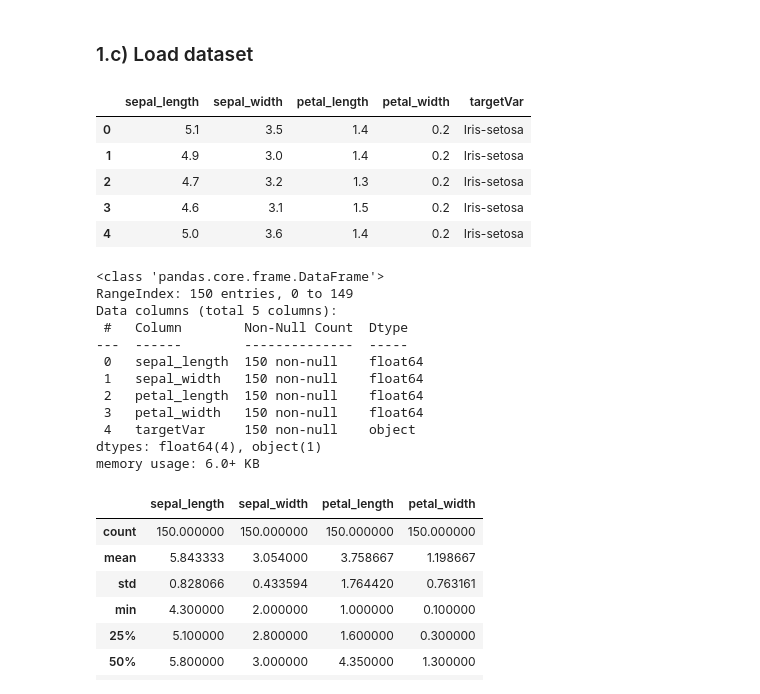
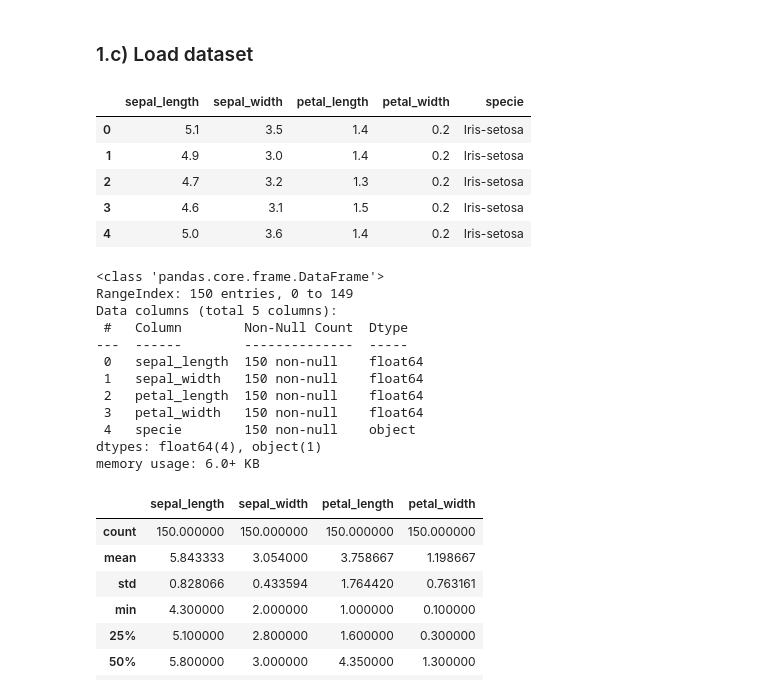
Before and after one commit to daines-analytics/deep-learning-projects, a Jupyter notebook: _py-project-templates/py_autokeras_multiclass_tabular_data_example.ipynb, the cells around one changed output. Cells and saved outputs as stored; diff of their text form; code cells hidden in the pictures.

```diff
--- a/_py-project-templates/py_autokeras_multiclass_tabular_data_example.ipynb
+++ b/_py-project-templates/py_autokeras_multiclass_tabular_data_example.ipynb
@@ -159,13 +171,13 @@ if notifyStatus: status_notify("Task 1 - Prepare Environment has begun! " + date
 ### 1.c) Load dataset
 # %%
 dataset_path = 'https://archive.ics.uci.edu/ml/machine-learning-databases/iris/iris.data'
-colNames = ['sepal_length', 'sepal_width', 'petal_length', 'petal_width', 'targetVar']
+colNames = ['sepal_length', 'sepal_width', 'petal_length', 'petal_width', 'specie']
 Xy_original = pd.read_csv(dataset_path, names=colNames, header=None, index_col=False)
 
 # Take a peek at the dataframe after import
 Xy_original.head()
 # %% [output]
-|  | sepal_length | sepal_width | petal_length | petal_width | targetVar |
+|  | sepal_length | sepal_width | petal_length | petal_width | specie |
 | 0 | 5.1 | 3.5 | 1.4 | 0.2 | Iris-setosa |
 | 1 | 4.9 | 3.0 | 1.4 | 0.2 | Iris-setosa |
 | 2 | 4.7 | 3.2 | 1.3 | 0.2 | Iris-setosa |
@@ -183,7 +195,7 @@ Data columns (total 5 columns):
  1   sepal_width   150 non-null    float64
  2   petal_length  150 non-null    float64
  3   petal_width   150 non-null    float64
- 4   targetVar     150 non-null    object
+ 4   specie        150 non-null    object
 dtypes: float64(4), object(1)
 memory usage: 6.0+ KB
 # %%
```
Also changed, not shown: parts of 24 cells of this notebook, 5 other files.
